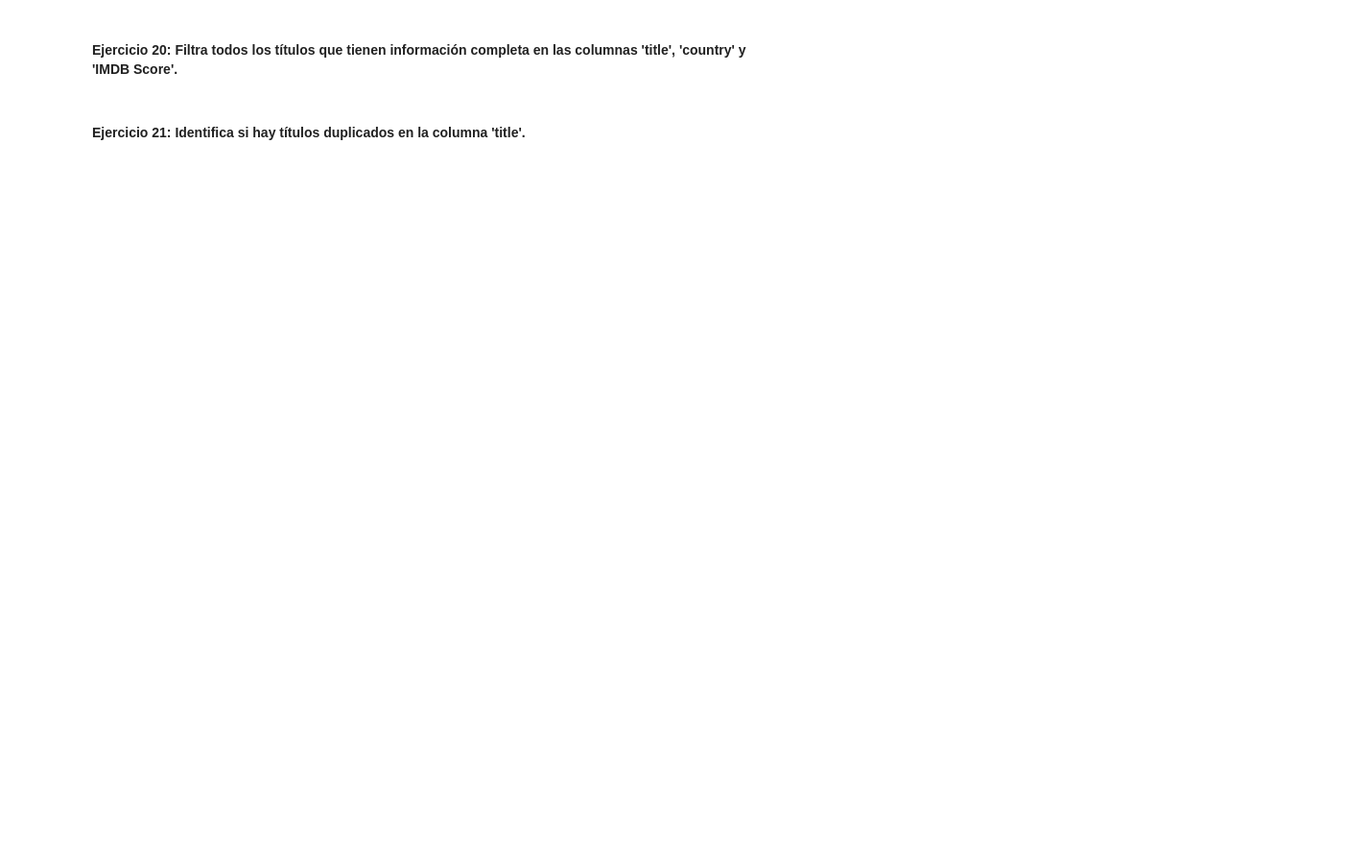
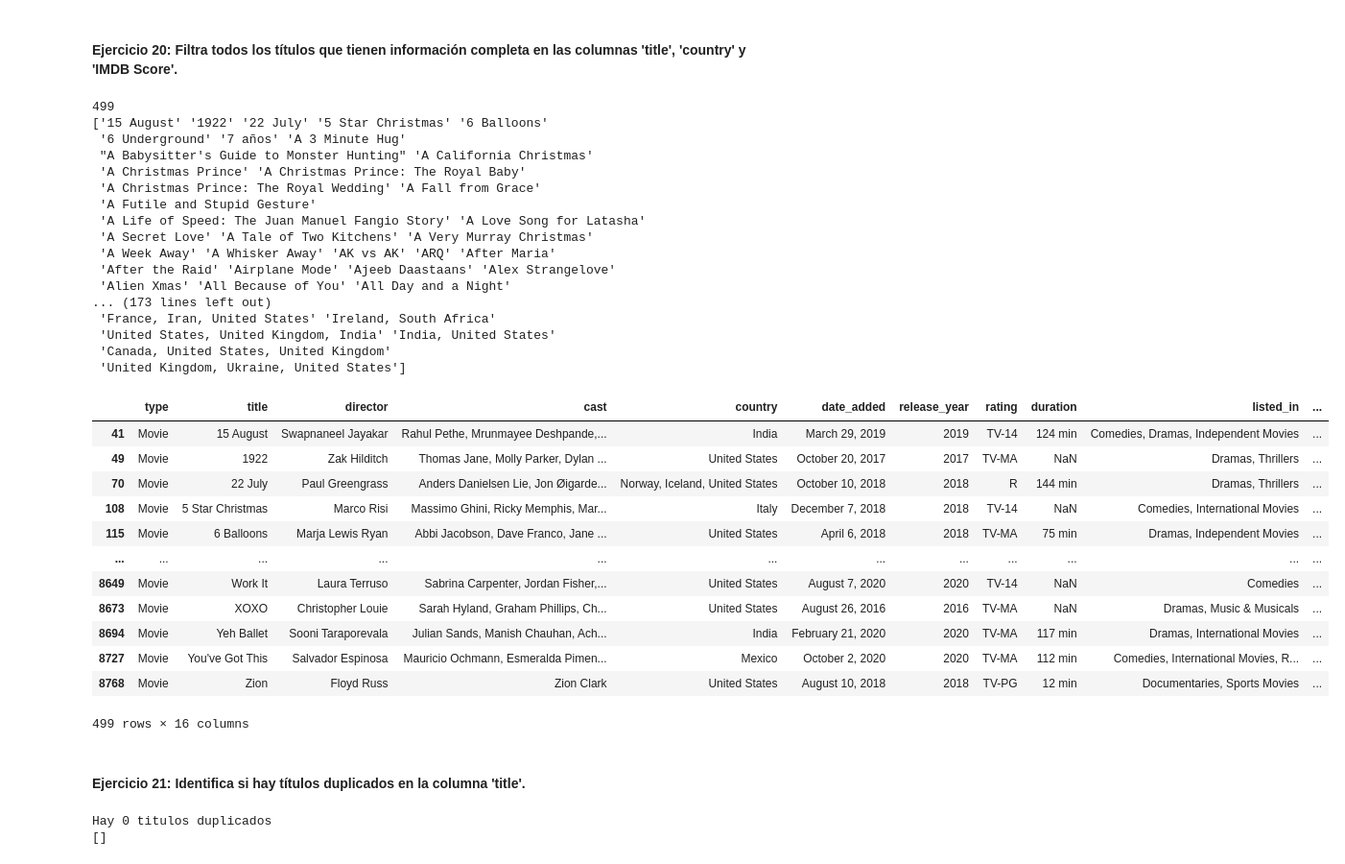
Before and after one commit to SrAlcast/2.3.filtrado_y_groupby, a Jupyter notebook: laboratorio-modulo2-leccion03-filtrado.ipynb, the cells around one changed output. Shown: that part at 96% size. Drawn from its saved outputs; the diff is of its cells as text; code cells hidden in the pictures; blank space fills up the shorter version.

```diff
--- a/laboratorio-modulo2-leccion03-filtrado.ipynb
+++ b/laboratorio-modulo2-leccion03-filtrado.ipynb
@@ -107,4 +371,50 @@ df.
 # %% [markdown]
 #### Ejercicio 20: Filtra todos los títulos que tienen información completa en las columnas 'title', 'country' y 'IMDB Score'.
+# %%
+condicion1=df['title'].notnull()
+condicion2=df['country'].notnull()
+condicion3=df['IMDB Score'].notnull()
+print(df[condicion1&condicion2&condicion3].shape[0])
+print(df[condicion1&condicion2&condicion3]['title'].unique())
+print(df[condicion1&condicion2&condicion3]['country'].unique())
+df[condicion1&condicion2&condicion3]
+# %% [output]
+499
+['15 August' '1922' '22 July' '5 Star Christmas' '6 Balloons'
+ '6 Underground' '7 años' 'A 3 Minute Hug'
+ "A Babysitter's Guide to Monster Hunting" 'A California Christmas'
+ 'A Christmas Prince' 'A Christmas Prince: The Royal Baby'
+ 'A Christmas Prince: The Royal Wedding' 'A Fall from Grace'
+ 'A Futile and Stupid Gesture'
+ 'A Life of Speed: The Juan Manuel Fangio Story' 'A Love Song for Latasha'
+ 'A Secret Love' 'A Tale of Two Kitchens' 'A Very Murray Christmas'
+ 'A Week Away' 'A Whisker Away' 'AK vs AK' 'ARQ' 'After Maria'
+ 'After the Raid' 'Airplane Mode' 'Ajeeb Daastaans' 'Alex Strangelove'
+ 'Alien Xmas' 'All Because of You' 'All Day and a Night'
+... (173 lines left out)
+ 'France, Iran, United States' 'Ireland, South Africa'
+ 'United States, United Kingdom, India' 'India, United States'
+ 'Canada, United States, United Kingdom'
+ 'United Kingdom, Ukraine, United States']
+|  | type | title | director | cast | country | date_added | release_year | rating | duration | listed_in | ... |
+| 41 | Movie | 15 August | Swapnaneel Jayakar | Rahul Pethe, Mrunmayee Deshpande,... | India | March 29, 2019 | 2019 | TV-14 | 124 min | Comedies, Dramas, Independent Movies | ... |
+| 49 | Movie | 1922 | Zak Hilditch | Thomas Jane, Molly Parker, Dylan ... | United States | October 20, 2017 | 2017 | TV-MA | NaN | Dramas, Thrillers | ... |
+| 70 | Movie | 22 July | Paul Greengrass | Anders Danielsen Lie, Jon Øigarde... | Norway, Iceland, United States | October 10, 2018 | 2018 | R | 144 min | Dramas, Thrillers | ... |
+| 108 | Movie | 5 Star Christmas | Marco Risi | Massimo Ghini, Ricky Memphis, Mar... | Italy | December 7, 2018 | 2018 | TV-14 | NaN | Comedies, International Movies | ... |
+| 115 | Movie | 6 Balloons | Marja Lewis Ryan | Abbi Jacobson, Dave Franco, Jane ... | United States | April 6, 2018 | 2018 | TV-MA | 75 min | Dramas, Independent Movies | ... |
+| ... | ... | ... | ... | ... | ... | ... | ... | ... | ... | ... | ... |
+| 8649 | Movie | Work It | Laura Terruso | Sabrina Carpenter, Jordan Fisher,... | United States | August 7, 2020 | 2020 | TV-14 | NaN | Comedies | ... |
+| 8673 | Movie | XOXO | Christopher Louie | Sarah Hyland, Graham Phillips, Ch... | United States | August 26, 2016 | 2016 | TV-MA | NaN | Dramas, Music & Musicals | ... |
+| 8694 | Movie | Yeh Ballet | Sooni Taraporevala | Julian Sands, Manish Chauhan, Ach... | India | February 21, 2020 | 2020 | TV-MA | 117 min | Dramas, International Movies | ... |
+| 8727 | Movie | You've Got This | Salvador Espinosa | Mauricio Ochmann, Esmeralda Pimen... | Mexico | October 2, 2020 | 2020 | TV-MA | 112 min | Comedies, International Movies, R... | ... |
+| 8768 | Movie | Zion | Floyd Russ | Zion Clark | United States | August 10, 2018 | 2018 | TV-PG | 12 min | Documentaries, Sports Movies | ... |
+499 rows × 16 columns
 # %% [markdown]
 #### Ejercicio 21: Identifica si hay títulos duplicados en la columna 'title'.
+# %%
+condicion1=df['title'].duplicated()
+print(f'Hay {df[condicion1].shape[0]} titulos duplicados')
+print(df[condicion1]['title'].unique())
+# %% [output]
+Hay 0 titulos duplicados
+[]
```
Also changed, not shown: parts of 19 cells of this notebook.
